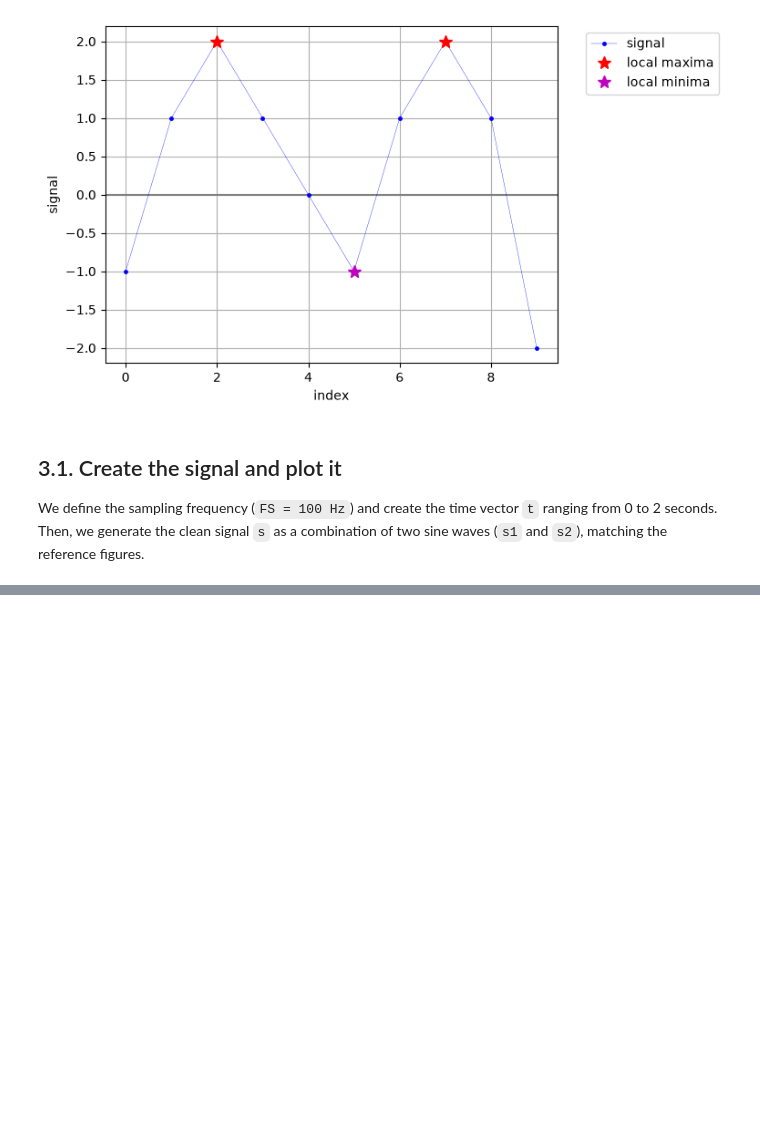
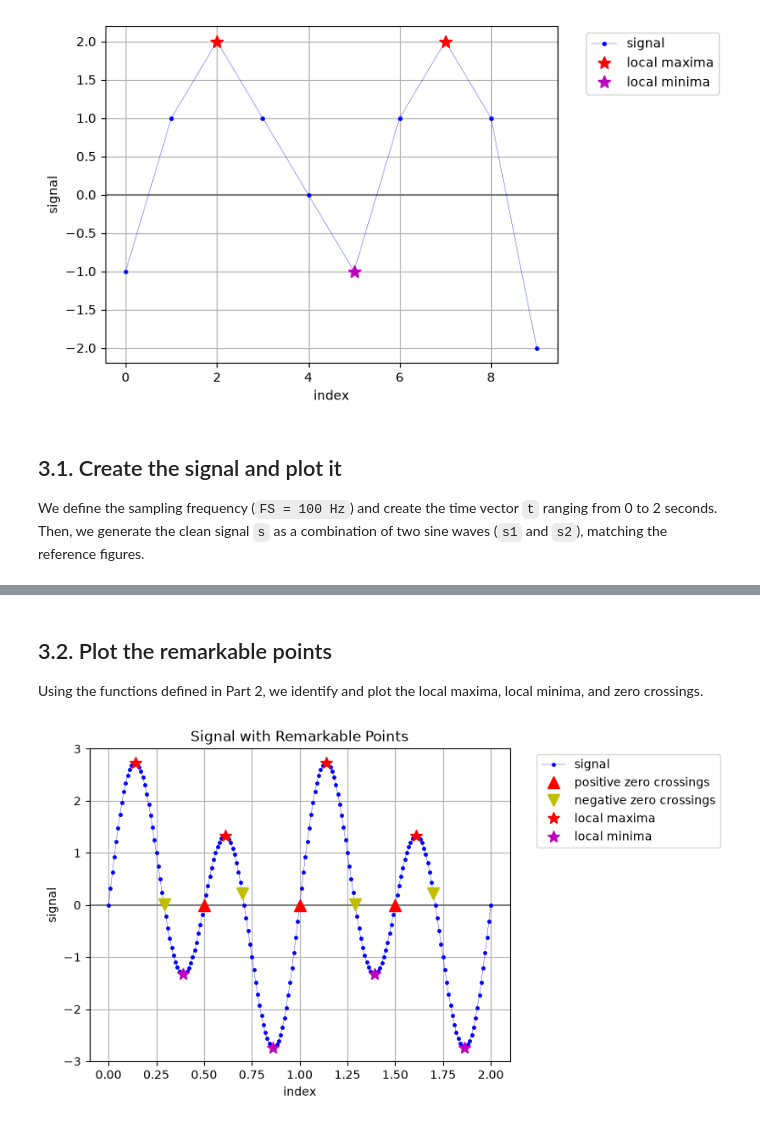
Before and after one commit to sdurand875-spec/IEAP-python-series03, a Jupyter notebook: Section/part3_clean_signal.ipynb, the cells around one changed output, grey strips where cells are left out. Cells and saved outputs as stored; diff of their text form; code cells hidden in the pictures; blank space fills up the shorter version.

Commit message:
Update part3_clean_signal.ipynb
Add plotting of remarkable points (3.2)

```diff
--- a/Section/part3_clean_signal.ipynb
+++ b/Section/part3_clean_signal.ipynb
@@ -58,0 +61,8 @@ plt.show()
+# %% [markdown]
+## 3.2. Plot the remarkable points
+Using the functions defined in Part 2, we identify and plot the local maxima, local minima, and zero crossings.
+# %%
+# Call the display function from Part 2 to show the signal and its remarkable points
+display_signal_and_remarkable_points(t, s, title="Signal with Remarkable Points")
+# %% [output]
+[figure, added]
```
Also changed, not shown: parts of 1 cell of this notebook.
